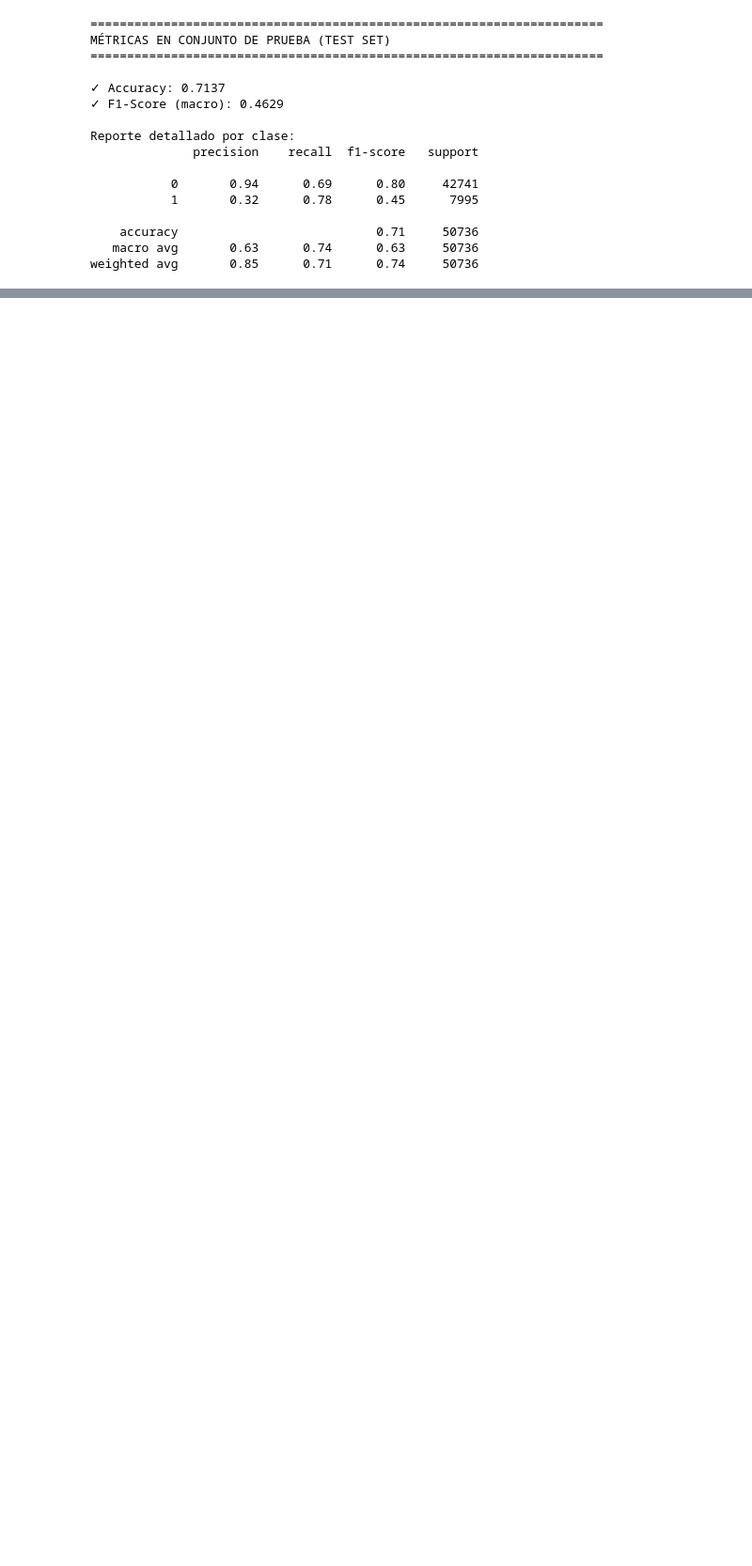
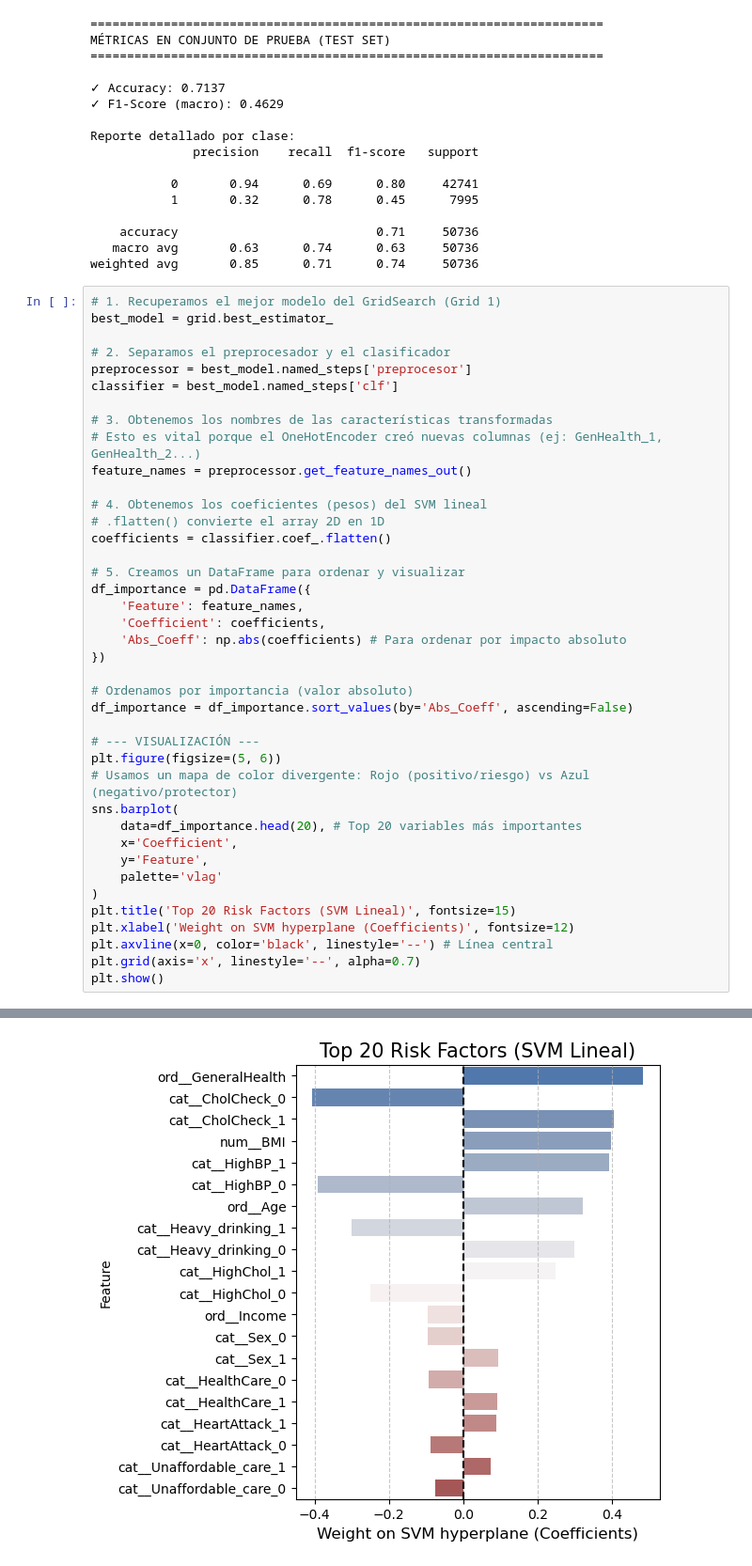
Before and after one commit to Juliahquintas/Master_Ass2_DataProcesses, a Jupyter notebook: code/Diabetes_classification_notebook.ipynb, the cells around one changed output, grey strips where cells are left out. Shown: that part at 94% size. Cells and saved outputs as stored; diff of their text form; blank space fills up the shorter version.

```diff
--- a/code/Diabetes_classification_notebook.ipynb
+++ b/code/Diabetes_classification_notebook.ipynb
@@ -2376,3 +2376,44 @@ Reporte detallado por clase:
     accuracy                           0.71     50736
    macro avg       0.63      0.74      0.63     50736
 weighted avg       0.85      0.71      0.74     50736
+# %%
+# 1. Recuperamos el mejor modelo del GridSearch (Grid 1)
+best_model = grid.best_estimator_
+
+# 2. Separamos el preprocesador y el clasificador
+preprocessor = best_model.named_steps['preprocesor']
+classifier = best_model.named_steps['clf']
+
+# 3. Obtenemos los nombres de las características transformadas
+# Esto es vital porque el OneHotEncoder creó nuevas columnas (ej: GenHealth_1, GenHealth_2...)
+feature_names = preprocessor.get_feature_names_out()
+
+# 4. Obtenemos los coeficientes (pesos) del SVM lineal
+# .flatten() convierte el array 2D en 1D
+coefficients = classifier.coef_.flatten()
+
+# 5. Creamos un DataFrame para ordenar y visualizar
+df_importance = pd.DataFrame({
+    'Feature': feature_names,
+    'Coefficient': coefficients,
+    'Abs_Coeff': np.abs(coefficients) # Para ordenar por impacto absoluto
+})
+
+# Ordenamos por importancia (valor absoluto)
+df_importance = df_importance.sort_values(by='Abs_Coeff', ascending=False)
+
+# --- VISUALIZACIÓN ---
+plt.figure(figsize=(5, 6))
+# Usamos un mapa de color divergente: Rojo (positivo/riesgo) vs Azul (negativo/protector)
+sns.barplot(
+    data=df_importance.head(20), # Top 20 variables más importantes
+    x='Coefficient',
+    y='Feature',
+    palette='vlag'
+)
+plt.title('Top 20 Risk Factors (SVM Lineal)', fontsize=15)
+plt.xlabel('Weight on SVM hyperplane (Coefficients)', fontsize=12)
+plt.axvline(x=0, color='black', linestyle='--') # Línea central
+plt.grid(axis='x', linestyle='--', alpha=0.7)
+plt.show()
+# %% [output]
@@ -2378,0 +2423 @@ weighted avg       0.85      0.71      0.74     50736
+[figure, added]
```
Also changed, not shown: parts of 1 cell of this notebook, 1 other file.
